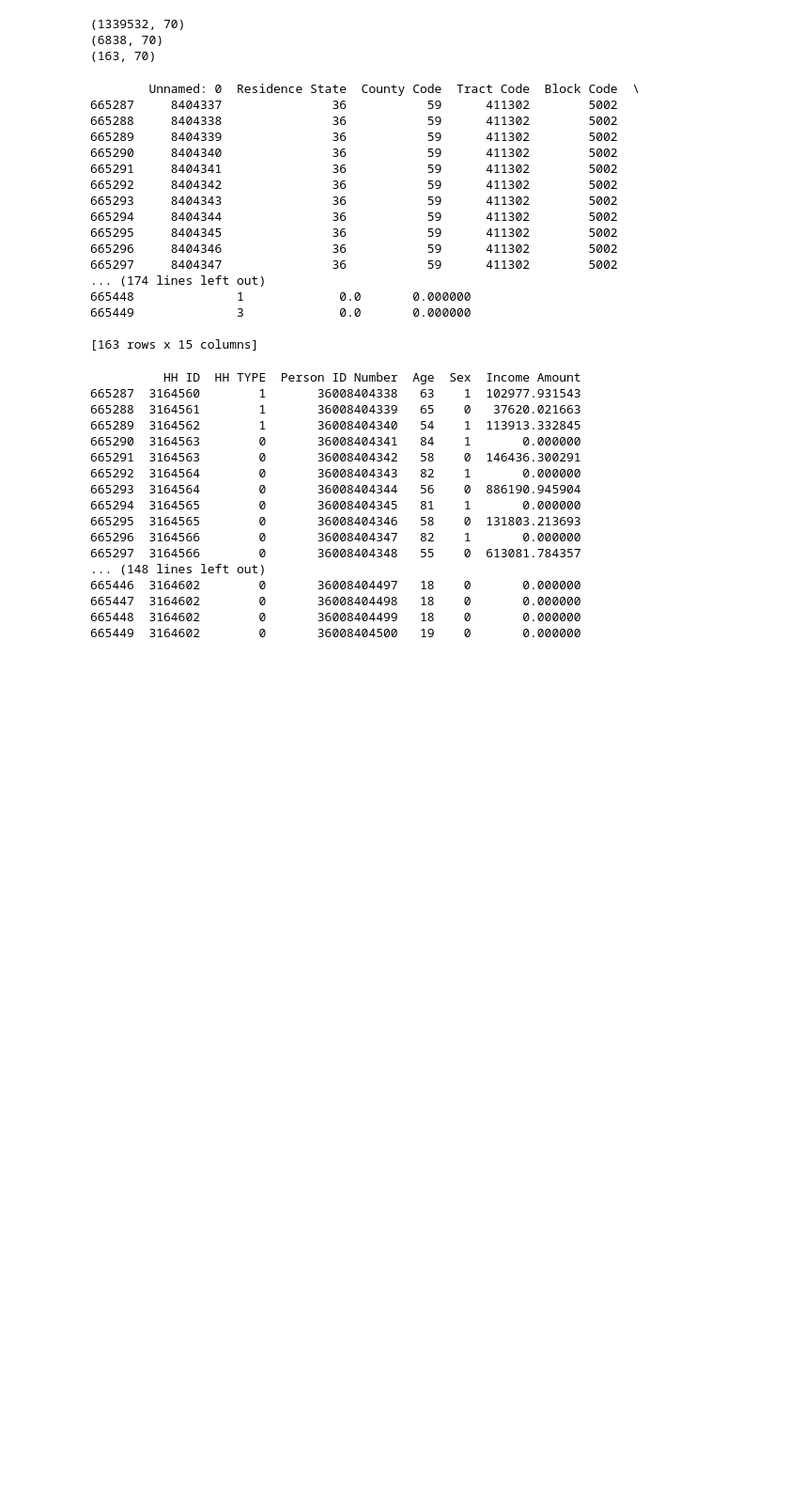
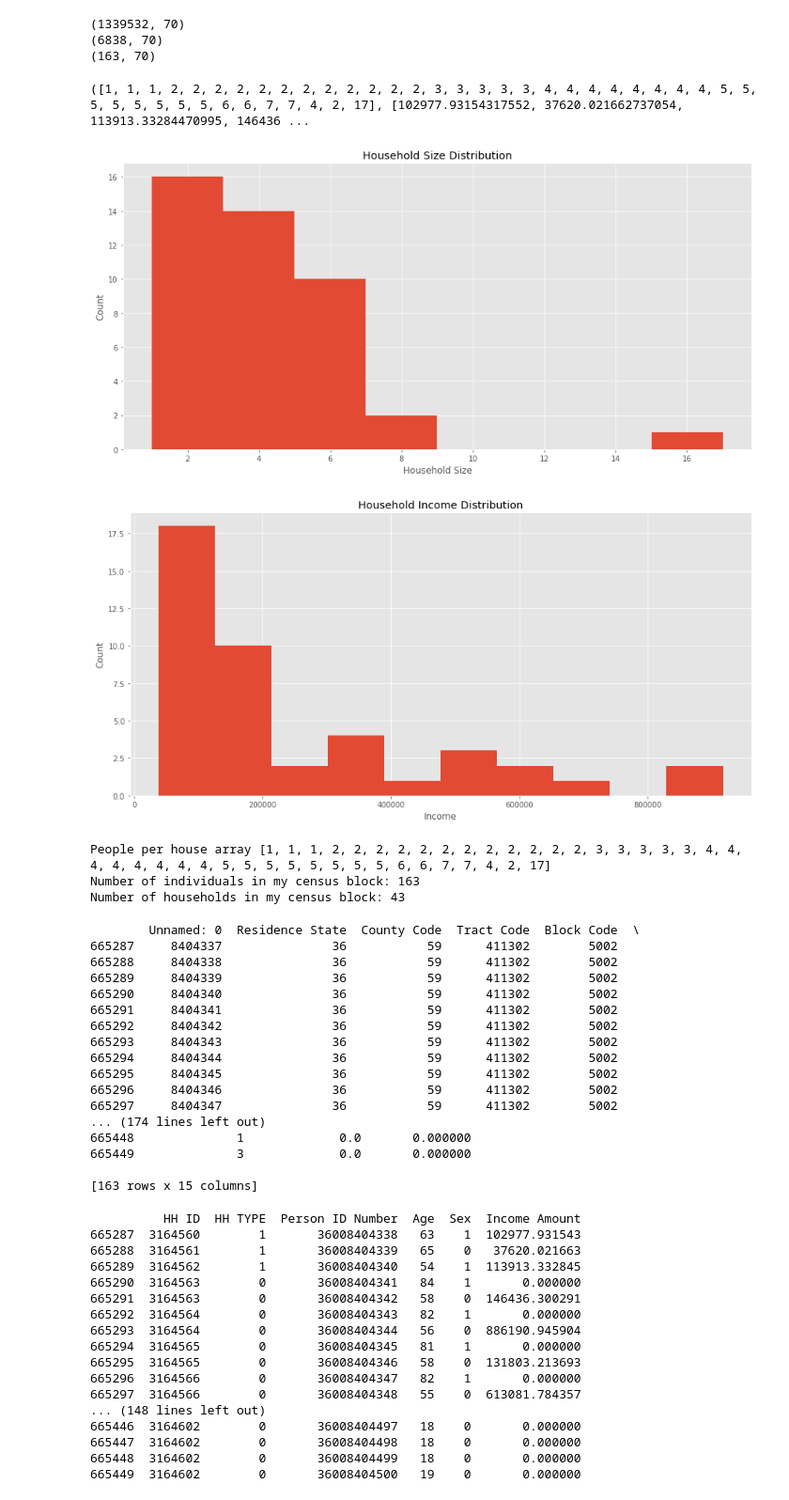
Before and after one commit to michaelweissman/ORF_467_HW7, a Jupyter notebook: ORF_467_HW7.ipynb, the cells around one changed output. Shown at 94% size. Cells and saved outputs as stored; diff of their text form; code cells hidden in the pictures; blank space fills up the shorter version.

```diff
--- a/ORF_467_HW7.ipynb
+++ b/ORF_467_HW7.ipynb
@@ -12,6 +12,42 @@ print df3.shape
 (1339532, 70)
 (6838, 70)
 (163, 70)
+# %%
+import numpy as np
+house_sizes = []
+house_income = []
+
+for i in range(len(np.unique(person_df3["HH ID"]))):
+    house_sizes.append(len(person_df3.loc[person_df3["HH ID"] == np.unique(person_df3["HH ID"])[i]]))
+    house_income.append(sum(person_df3.loc[person_df3["HH ID"] == np.unique(person_df3["HH ID"])[i]]["Income Amount"]))
+print(house_sizes, house_income)
+
+import matplotlib.pyplot as plt
+fig, ax = plt.subplots(figsize=(15,7))
+plt.hist(house_sizes, bins=(len(np.unique(house_sizes))))
+plt.xlabel('Household Size')
+plt.ylabel('Count')
+plt.title("Household Size Distribution")
+plt.show()
+
+
+import matplotlib.pyplot as plt
+fig, ax = plt.subplots(figsize=(15,7))
+plt.hist(house_income, bins=10)
+plt.xlabel('Income')
+plt.ylabel('Count')
+plt.title("Household Income Distribution")
+plt.show()
+
+print "People per house array", house_sizes
+print "Number of individuals in my census block:", df3.shape[0], "\nNumber of households in my census block:", len(np.unique(person_df3["HH ID"]))
+# %% [output]
+([1, 1, 1, 2, 2, 2, 2, 2, 2, 2, 2, 2, 2, 2, 2, 3, 3, 3, 3, 3, 4, 4, 4, 4, 4, 4, 4, 4, 5, 5, 5, 5, 5, 5, 5, 5, 6, 6, 7, 7, 4, 2, 17], [102977.93154317552, 37620.021662737054, 113913.33284470995, 146436 ...
+[figure, added]
+[figure, added]
+People per house array [1, 1, 1, 2, 2, 2, 2, 2, 2, 2, 2, 2, 2, 2, 2, 3, 3, 3, 3, 3, 4, 4, 4, 4, 4, 4, 4, 4, 5, 5, 5, 5, 5, 5, 5, 5, 6, 6, 7, 7, 4, 2, 17]
+Number of individuals in my census block: 163
+Number of households in my census block: 43
 # %%
 person_df = pd.read_csv("./NewYork36059Module1NN2ndRun.csv", low_memory=False)
 person_df2 = person_df.loc[person_df["Tract Code"] == 411302]
```
Also changed, not shown: parts of 13 cells of this notebook.
